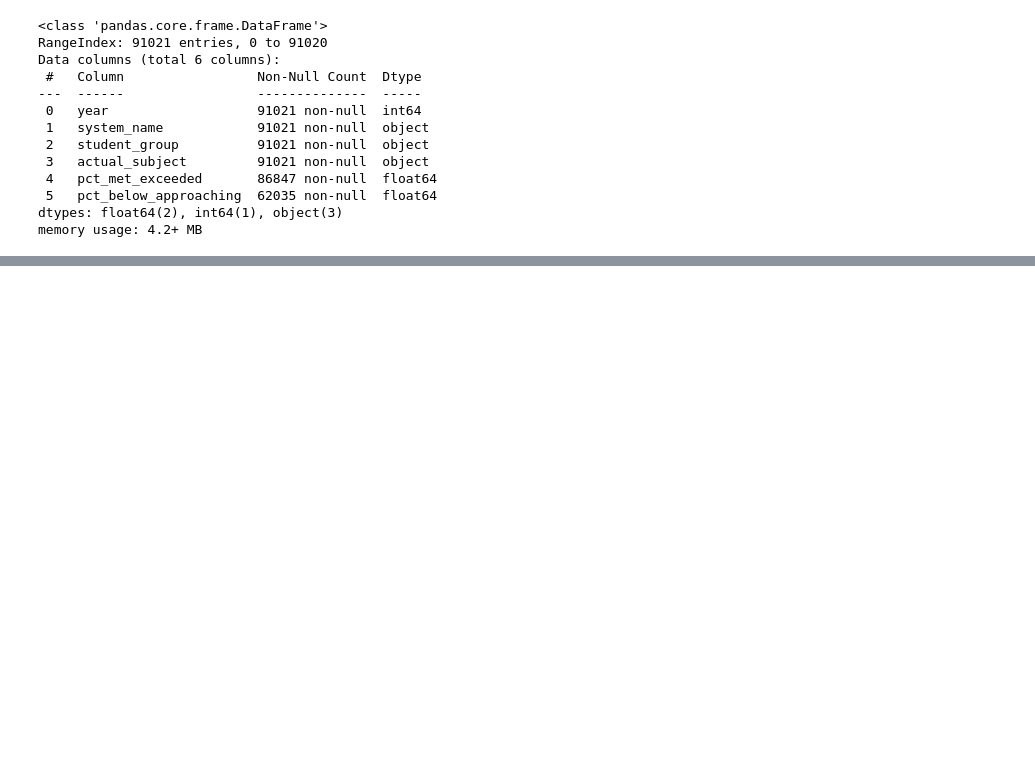
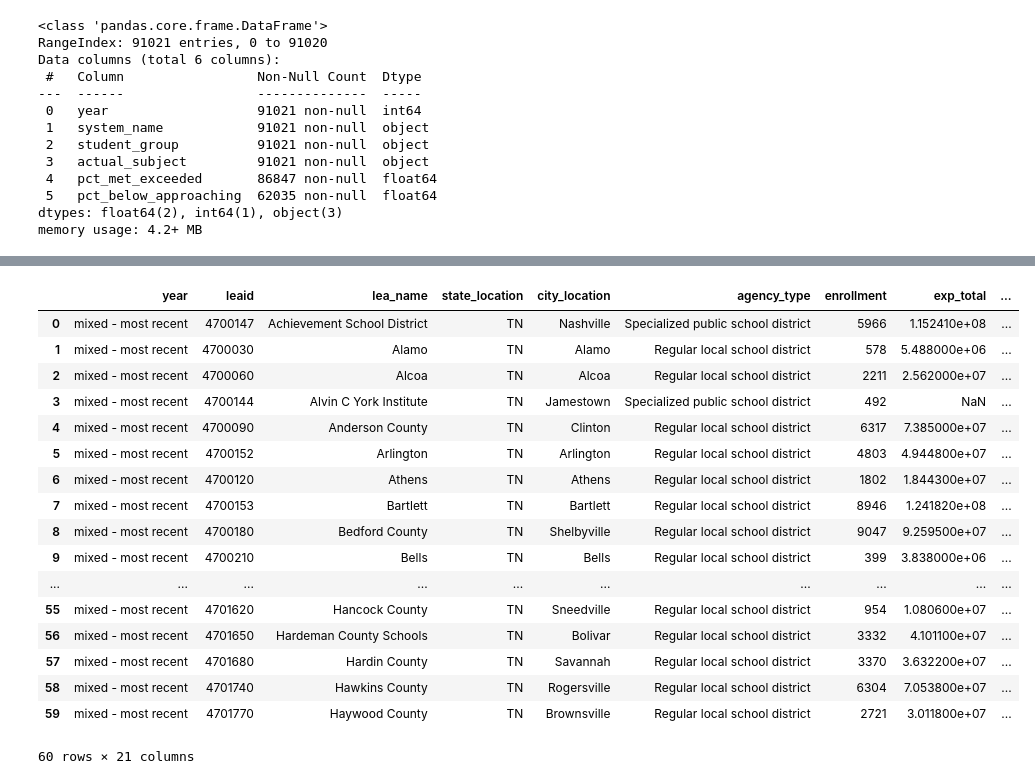
Before and after one commit to jmcapps/education_capstone, a Jupyter notebook: notebooks/test.ipynb, the cells around one changed output, grey strips where cells are left out. Drawn from its saved outputs; the diff is of its cells as text; code cells hidden in the pictures; blank space fills up the shorter version.

```diff
--- a/notebooks/test.ipynb
+++ b/notebooks/test.ipynb
@@ -2244,0 +1970,21 @@ tn_cities =
+# %%
+exp_a.head(60)
+# %% [output]
+|  | year | leaid | lea_name | state_location | city_location | agency_type | enrollment | exp_total | ... |
+| 0 | mixed - most recent | 4700147 | Achievement School District | TN | Nashville | Specialized public school district | 5966 | 1.152410e+08 | ... |
+| 1 | mixed - most recent | 4700030 | Alamo | TN | Alamo | Regular local school district | 578 | 5.488000e+06 | ... |
+| 2 | mixed - most recent | 4700060 | Alcoa | TN | Alcoa | Regular local school district | 2211 | 2.562000e+07 | ... |
+| 3 | mixed - most recent | 4700144 | Alvin C York Institute | TN | Jamestown | Specialized public school district | 492 | NaN | ... |
+| 4 | mixed - most recent | 4700090 | Anderson County | TN | Clinton | Regular local school district | 6317 | 7.385000e+07 | ... |
+| 5 | mixed - most recent | 4700152 | Arlington | TN | Arlington | Regular local school district | 4803 | 4.944800e+07 | ... |
+| 6 | mixed - most recent | 4700120 | Athens | TN | Athens | Regular local school district | 1802 | 1.844300e+07 | ... |
+| 7 | mixed - most recent | 4700153 | Bartlett | TN | Bartlett | Regular local school district | 8946 | 1.241820e+08 | ... |
+| 8 | mixed - most recent | 4700180 | Bedford County | TN | Shelbyville | Regular local school district | 9047 | 9.259500e+07 | ... |
+| 9 | mixed - most recent | 4700210 | Bells | TN | Bells | Regular local school district | 399 | 3.838000e+06 | ... |
+| ... | ... | ... | ... | ... | ... | ... | ... | ... | ... |
+| 55 | mixed - most recent | 4701620 | Hancock County | TN | Sneedville | Regular local school district | 954 | 1.080600e+07 | ... |
+| 56 | mixed - most recent | 4701650 | Hardeman County Schools | TN | Bolivar | Regular local school district | 3332 | 4.101100e+07 | ... |
+| 57 | mixed - most recent | 4701680 | Hardin County | TN | Savannah | Regular local school district | 3370 | 3.632200e+07 | ... |
+| 58 | mixed - most recent | 4701740 | Hawkins County | TN | Rogersville | Regular local school district | 6304 | 7.053800e+07 | ... |
+| 59 | mixed - most recent | 4701770 | Haywood County | TN | Brownsville | Regular local school district | 2721 | 3.011800e+07 | ... |
+60 rows × 21 columns
```
Also changed, not shown: parts of 189 cells of this notebook, 7 other files.
